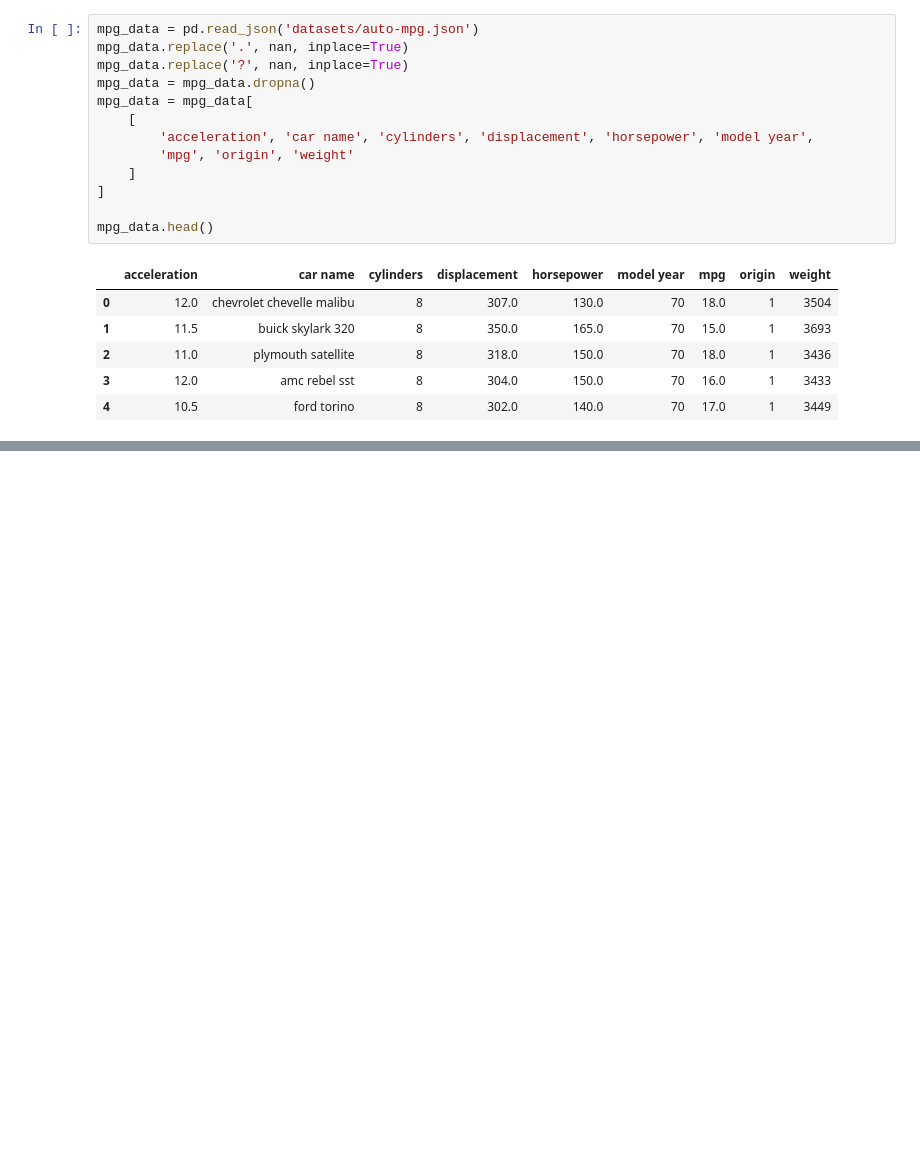
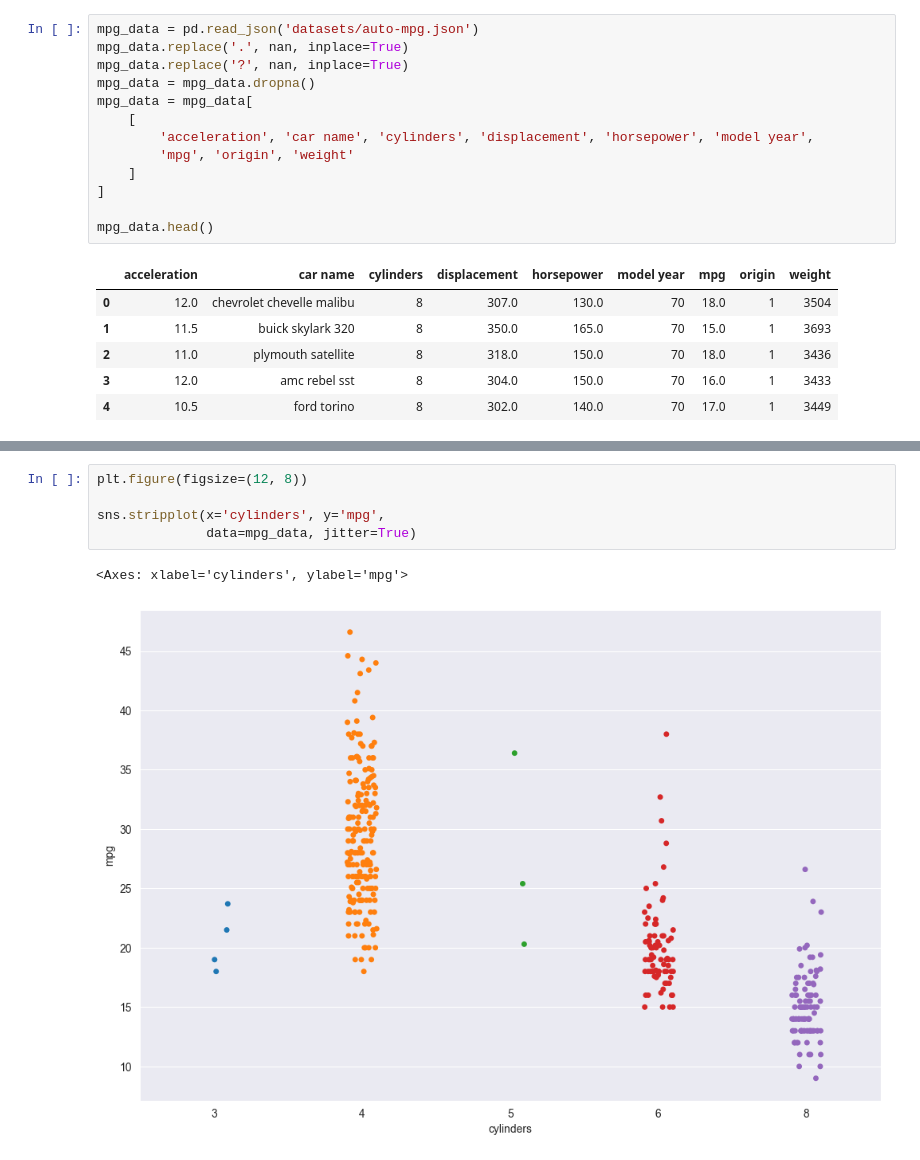
Before and after one commit to abid-2362/communicating-data-insights, a Jupyter notebook: 17_RegressionPlots.ipynb, the cells around one changed output, grey strips where cells are left out. Saved outputs shown, nothing was run; the diff lists cells and outputs as text; blank space fills up the shorter version.

```diff
--- a/17_RegressionPlots.ipynb
+++ b/17_RegressionPlots.ipynb
@@ -32 +39,9 @@ mpg_data.head()
+# %%
+plt.figure(figsize=(12, 8))
+
+sns.stripplot(x='cylinders', y='mpg',
+              data=mpg_data, jitter=True)
+# %% [output]
+<Axes: xlabel='cylinders', ylabel='mpg'>
+[figure, added]
 # %%
```
Also changed, not shown: parts of 8 cells of this notebook, 1 other file.
